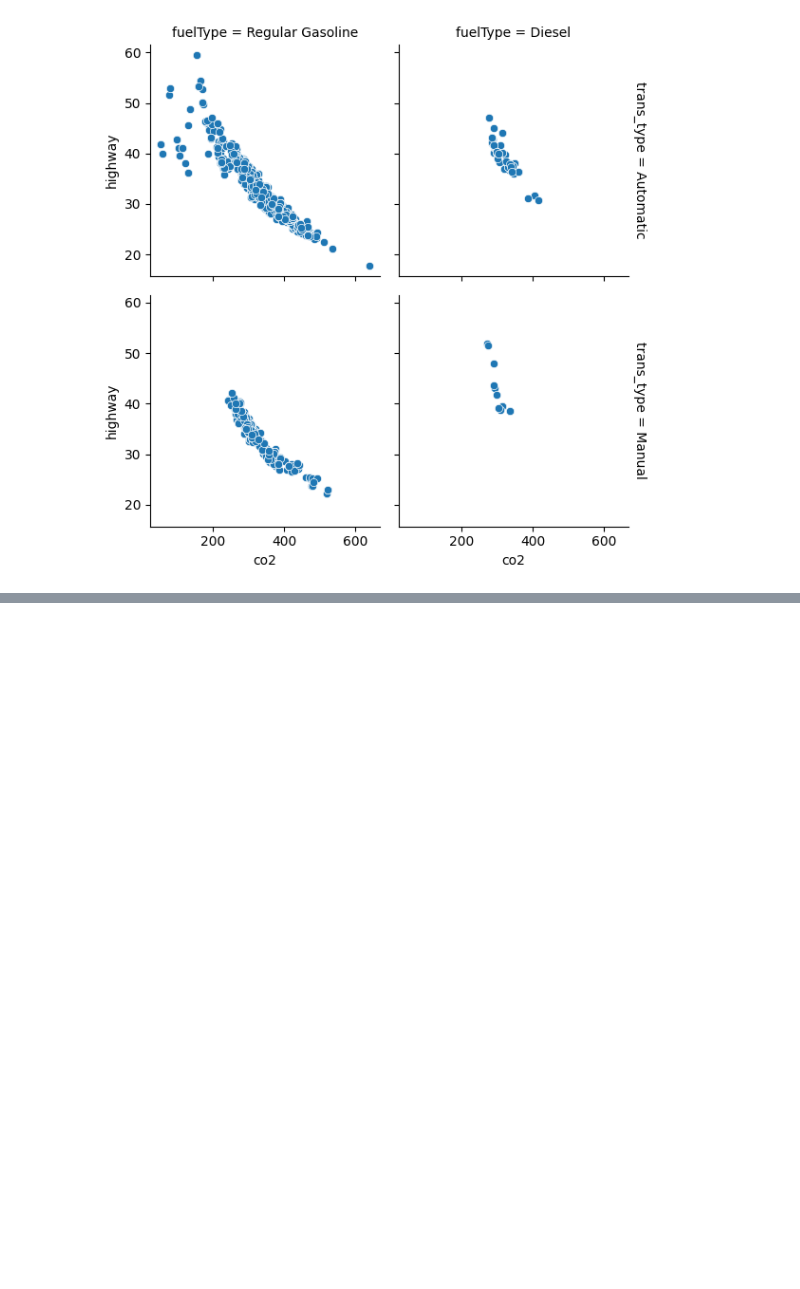
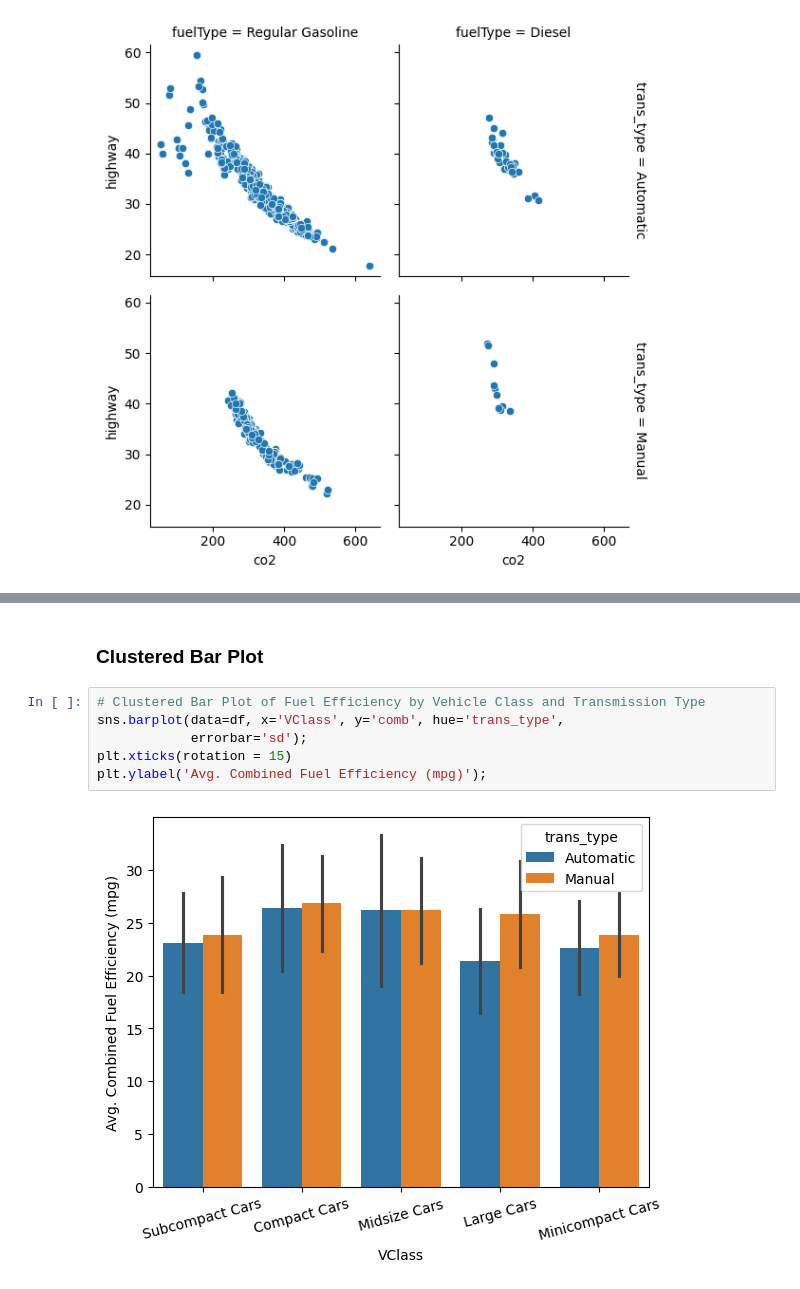
Before and after one commit to sondosaabed/Data-Visualization-with-Matplotlib-and-Seaborn, a Jupyter notebook: L5-Multivariate-Exploration-of-Data/L5-Multivariate-Exploration-of-Data.ipynb, the cells around one changed output, grey strips where cells are left out. Saved outputs shown, nothing was run; the diff lists cells and outputs as text; blank space fills up the shorter version.

```diff
--- a/L5-Multivariate-Exploration-of-Data/L5-Multivariate-Exploration-of-Data.ipynb
+++ b/L5-Multivariate-Exploration-of-Data/L5-Multivariate-Exploration-of-Data.ipynb
@@ -232,0 +243,10 @@ g.map(sns.scatterplot, 'co2', 'highway');
+# %% [markdown]
+### Clustered Bar Plot
+# %%
+# Clustered Bar Plot of Fuel Efficiency by Vehicle Class and Transmission Type
+sns.barplot(data=df, x='VClass', y='comb', hue='trans_type',
+            errorbar='sd');
+plt.xticks(rotation = 15)
+plt.ylabel('Avg. Combined Fuel Efficiency (mpg)');
+# %% [output]
+[figure, added]
```
Also changed, not shown: parts of 16 cells of this notebook.
